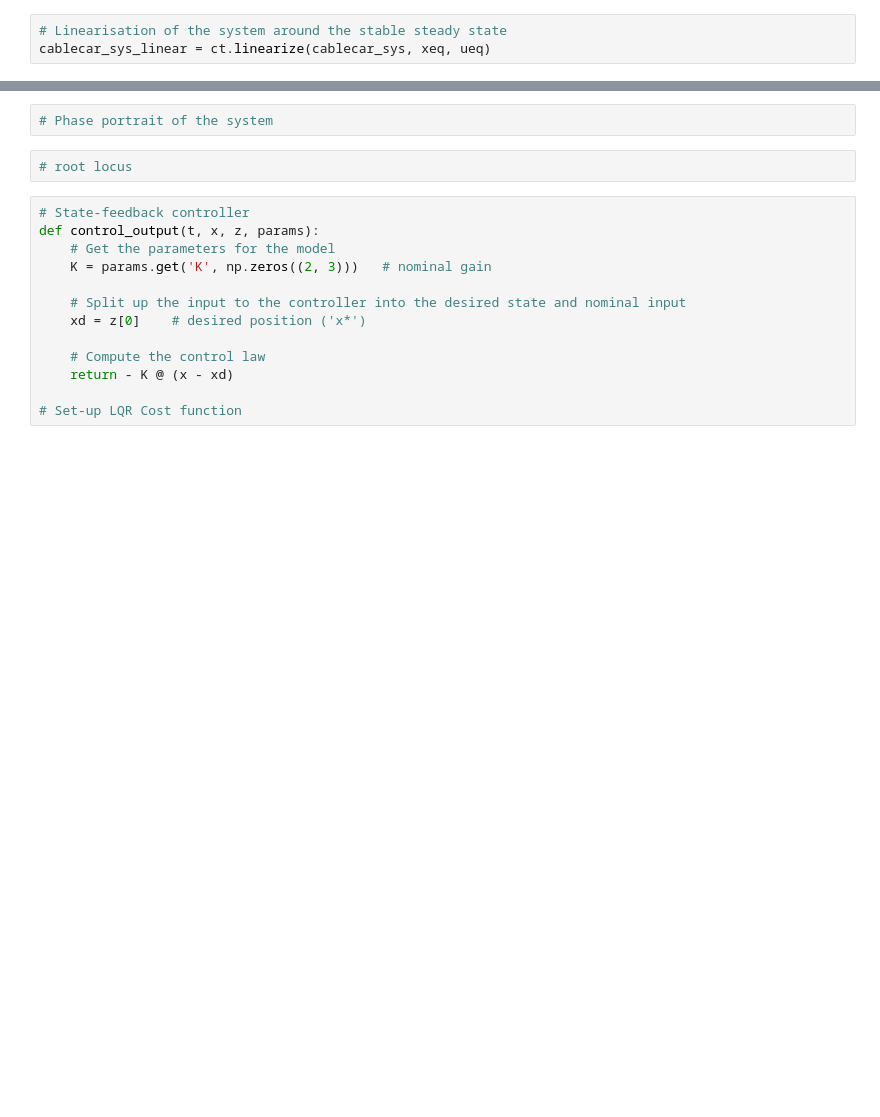
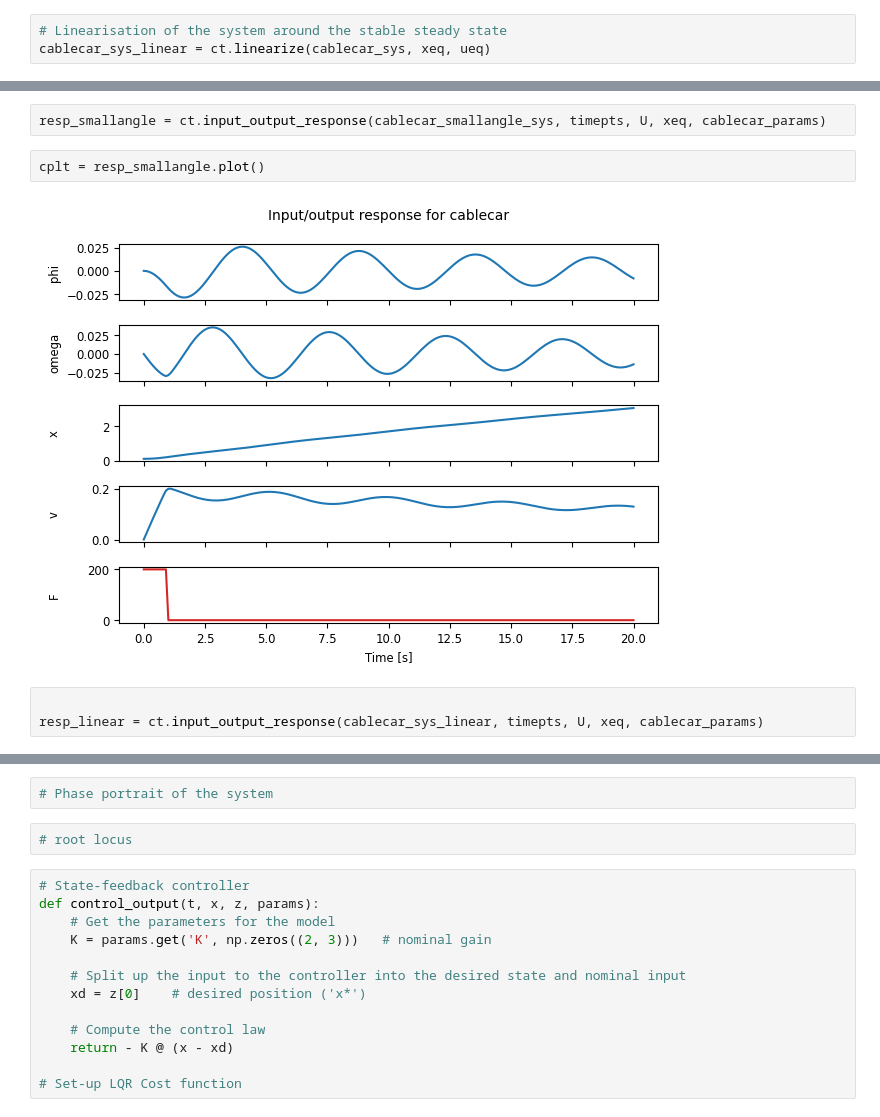
Before and after one commit to BeneJoh/ControlSystems, a Jupyter notebook: sessionA.ipynb, the cells around one changed output, grey strips where cells are left out. Drawn from its saved outputs; the diff is of its cells as text; blank space fills up the shorter version.

```diff
--- a/sessionA.ipynb
+++ b/sessionA.ipynb
@@ -69,0 +84,9 @@ cplt = resp.plot()
+# %%
+resp_smallangle = ct.input_output_response(cablecar_smallangle_sys, timepts, U, xeq, cablecar_params)
+# %%
+cplt = resp_smallangle.plot()
+# %% [output]
+[figure, added]
+# %%
+
+resp_linear = ct.input_output_response(cablecar_sys_linear, timepts, U, xeq, cablecar_params)
```
Also changed, not shown: parts of 14 cells of this notebook, 1 other file.
